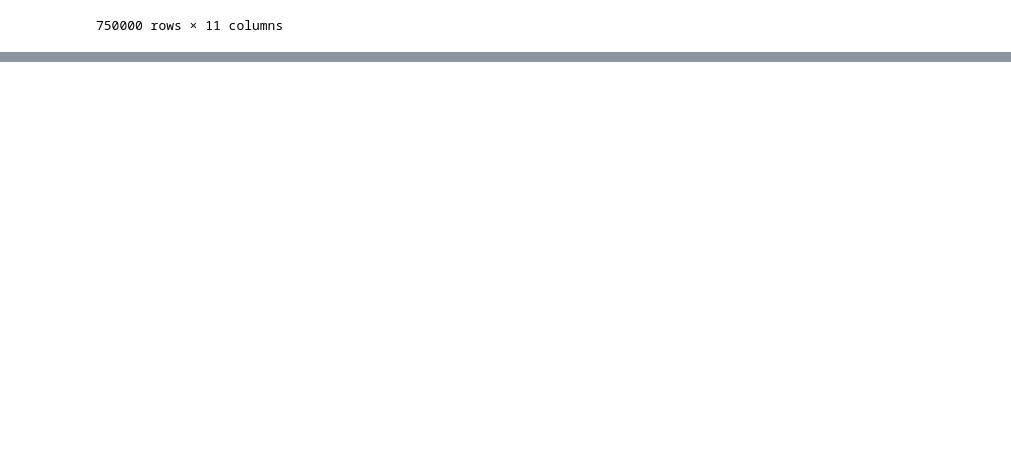
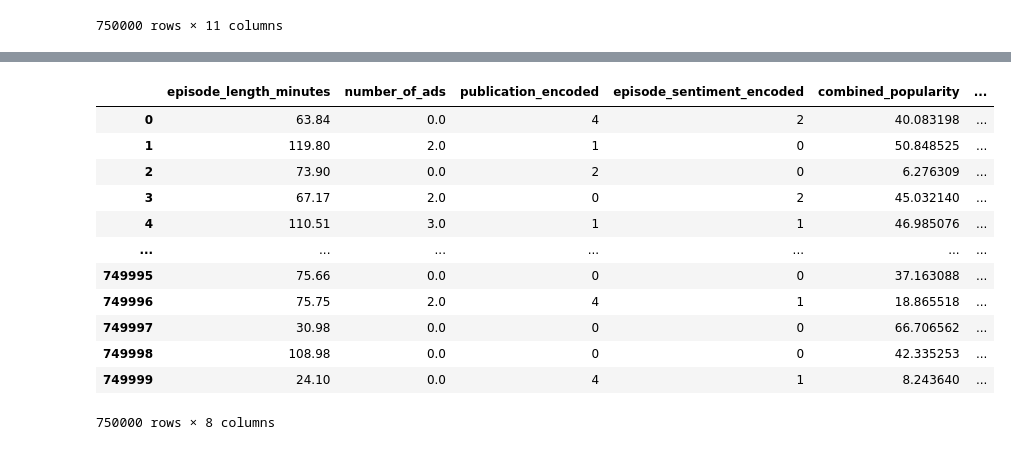
Before and after one commit to v4nui/Podcast_listening_time_prediction, a Jupyter notebook: feature_engineering.ipynb, the cells around one changed output, grey strips where cells are left out. Drawn from its saved outputs; the diff is of its cells as text; code cells hidden in the pictures; blank space fills up the shorter version.

```diff
--- a/feature_engineering.ipynb
+++ b/feature_engineering.ipynb
@@ -229,0 +265,19 @@ train
+# %%
+train = train.drop(columns=['host_popularity_percentage', 'guest_popularity_percentage', 'weekday_encoded'])
+test = test.drop(columns=['host_popularity_percentage', 'guest_popularity_percentage', 'weekday_encoded'])
+
+train
+# %% [output]
+|  | episode_length_minutes | number_of_ads | publication_encoded | episode_sentiment_encoded | combined_popularity | ... |
+| 0 | 63.84 | 0.0 | 4 | 2 | 40.083198 | ... |
+| 1 | 119.80 | 2.0 | 1 | 0 | 50.848525 | ... |
+| 2 | 73.90 | 0.0 | 2 | 0 | 6.276309 | ... |
+| 3 | 67.17 | 2.0 | 0 | 2 | 45.032140 | ... |
+| 4 | 110.51 | 3.0 | 1 | 1 | 46.985076 | ... |
+| ... | ... | ... | ... | ... | ... | ... |
+| 749995 | 75.66 | 0.0 | 0 | 0 | 37.163088 | ... |
+| 749996 | 75.75 | 2.0 | 4 | 1 | 18.865518 | ... |
+| 749997 | 30.98 | 0.0 | 0 | 0 | 66.706562 | ... |
+| 749998 | 108.98 | 0.0 | 0 | 0 | 42.335253 | ... |
+| 749999 | 24.10 | 0.0 | 4 | 1 | 8.243640 | ... |
+750000 rows × 8 columns
```
Also changed, not shown: parts of 10 cells of this notebook.
